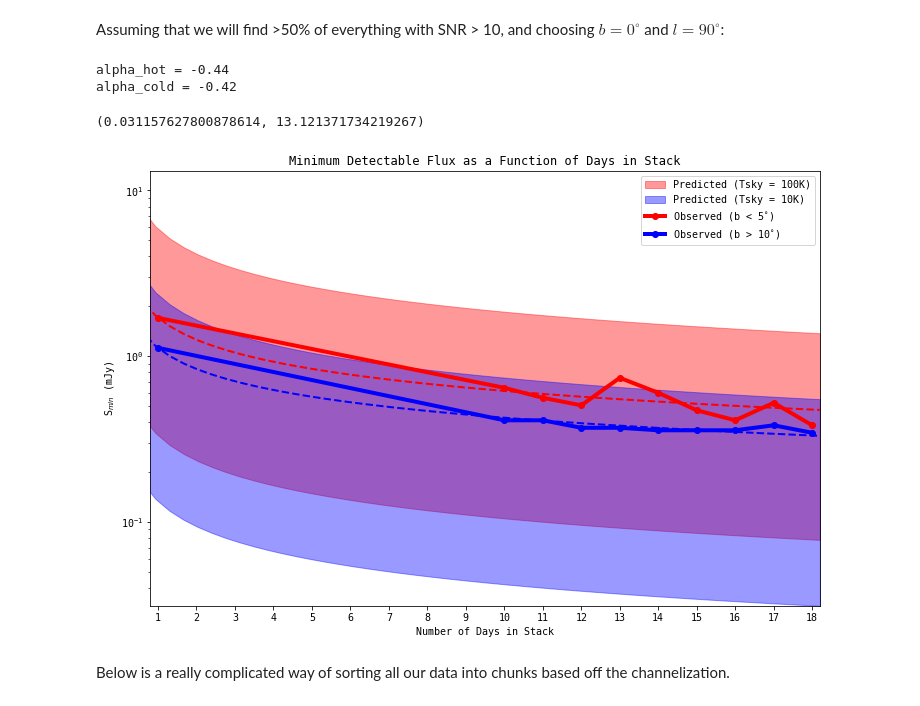
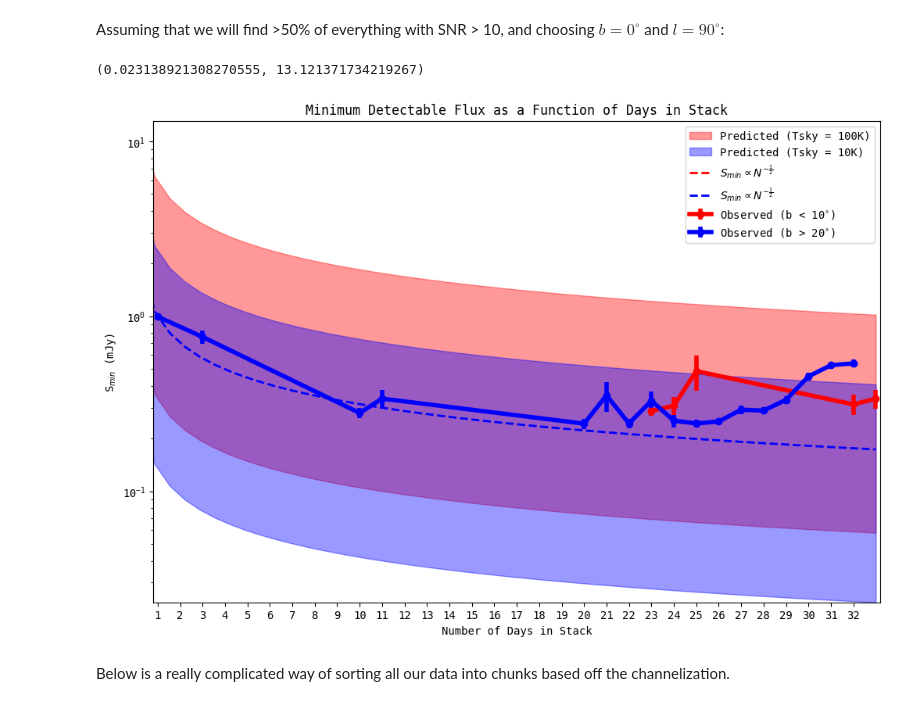
Before and after one commit to chime-sps/Transmissivity, a Jupyter notebook: results/sensitivity_dropoff.ipynb, the cells around one changed output. Saved outputs shown, nothing was run; the diff lists cells and outputs as text; code cells hidden in the pictures.

Commit message:
ipta plot notebook

```diff
--- a/results/sensitivity_dropoff.ipynb
+++ b/results/sensitivity_dropoff.ipynb
@@ -16,14 +18,3 @@ mpl.rcParams['font.family'] = 'monospace'
 from astropy.coordinates import SkyCoord
 from astropy import units as u
-# %%
-DM_CONSTANT = 1.0 / 2.41e-4
-# The frequency of the top part of the CHIME band
-FREQ_TOP = 800.1953125
-# The frequency of the bottom part of the CHIME band
-FREQ_BOTTOM = 400.1953125
-TSAMP = 0.00098304
-
-def gaussian(mu, sig):
-    x = np.linspace(0, 1, 1024)
-    return np.exp(-0.5 * ((x - mu) / sig) ** 2) / (sig * np.sqrt(2 * np.pi))
 # %%
@@ -243,16 +400,13 @@ def power_law(x, A, alpha):
 
     return A * x**alpha
 
-par_hot = curve_fit(power_law, days, S_hot, p0 = (1, -0.5))
-par_cold = curve_fit(power_law, days, S_cold, p0 = (1, -0.5))
+# par_hot = curve_fit(power_law, days, S_hot, p0 = (1, -0.5))
+# par_cold = curve_fit(power_law, days, S_cold, p0 = (1, -0.5))
 
-print(f'alpha_hot = {par_hot[0][1]:.2f}')
-print(f'alpha_cold = {par_cold[0][1]:.2f}')
+# print(f'alpha_hot = {par_hot[0][1]:.2f}')
+# print(f'alpha_cold = {par_cold[0][1]:.2f}')
-# %% [output]
-alpha_hot = -0.44
-alpha_cold = -0.42
 # %%
-many_days = np.linspace(0.2, 18.2)
+many_days = np.linspace(0.2, 33)
 Smin_hot_mid = radiometer(f = 1, DM = 0, SNR = 7., FWHM = 0.026, maxDM = 212.5, Tsky = 100., Ndays = many_days)
 Smin_hot_fast = radiometer(f = 100, DM = 212.5, SNR = 7., FWHM = 0.026, maxDM = 212.5, Tsky = 100., Ndays = many_days)
 Smin_cold_mid = radiometer(f = 1, DM = 0, SNR = 7., FWHM = 0.026, maxDM = 212.5, Tsky = 10., Ndays = many_days)
@@ -260,38 +414,51 @@ Smin_cold_fast = radiometer(f = 100, DM = 212.5, SNR = 7., FWHM = 0.026, maxDM =
 # %%
 
 fig, ax = plt.subplots(1, 1, figsize = (12, 8))
 ymax = max(Smin_hot_fast)
 
 mask_hot = np.isfinite(Smin_hot_fast)
 mask_cold = np.isfinite(Smin_cold_fast)
 
 upper_hot = np.where(mask_hot, Smin_hot_fast, ymax)
 upper_cold = np.where(mask_cold, Smin_cold_fast, ymax)
 
+hot_nanmask = np.isnan(S_hot)
+cold_nanmask = np.isnan(S_cold)
+
 ax.fill_between(many_days, Smin_hot_mid, Smin_hot_fast,
                 color='r', alpha=0.4, label='Predicted (Tsky = 100K)')
 ax.fill_between(many_days, Smin_cold_mid, Smin_cold_fast,
                 color='b', alpha=0.4, label='Predicted (Tsky = 10K)')
+# ax.plot(days[~hot_nanmask], S_hot[~hot_nanmask], 'r', marker = 'o', linewidth = '4.0',
+#         label = r'Observed (b < 10$^{\circ}$)')
+# ax.plot(days[~cold_nanmask], S_cold[~cold_nanmask], 'b', marker = 'o', linewidth = '4.0',
+#         label = r'Observed (b > 20$^{\circ}$)')
+ax.errorbar(days[~hot_nanmask], S_hot[~hot_nanmask], yerr = S_hot_err[~hot_nanmask],
+            color = 'r', marker = 'o', linewidth = 4.,
+         label = r'Observed (b < 10$^{\circ}$)')
+ax.errorbar(days[~cold_nanmask], S_cold[~cold_nanmask], yerr = S_cold_err[~cold_nanmask],
+            color = 'b', marker = 'o', linewidth = 4.,
+         label = r'Observed (b > 20$^{\circ}$)')
+ax.plot(many_days, power_law(many_days, S_hot[0], -0.5), 'r--', linewidth = '2.0',
+        label = r'$S_{min} \propto N^{-\frac{1}{2}}$')
+ax.plot(many_days, power_law(many_days, S_cold[0], -0.5), 'b--', linewidth = '2.0',
+        label = r'$S_{min} \propto N^{-\frac{1}{2}}$')
 
-ax.plot(days, S_hot, 'r', marker = 'o', linewidth = '4.0', label = r'Observed (b < 5$^{\circ}$)')
-ax.plot(days, S_cold, 'b', marker = 'o', linewidth = '4.0', label = r'Observed (b > 10$^{\circ}$)')
-ax.plot(many_days, power_law(many_days, par_hot[0][0], par_hot[0][1]), 'r--', linewidth = '2.0')
-ax.plot(many_days, power_law(many_days, par_cold[0][0], par_cold[0][1]), 'b--', linewidth = '2.0')
 
 # ax.set_xlim(np.nanmin(many_days), np.nanmax(many_days))
 # ax.set_ylim(np.nanmin(Smin_cold_mid), np.nanmax(Smin_hot_fast))
 
 ax.legend()
-ax.set_xticks(range(1, 19))
+ax.set_xticks(range(1, 33))
 ax.set_xlabel('Number of Days in Stack')
 ax.set_ylabel(r'S$_{min}$ (mJy)')
 ax.set_yscale('log')
 ax.set_title('Minimum Detectable Flux as a Function of Days in Stack')
-ax.set_xlim(0.8, 18.2)
+ax.set_xlim(0.8, 33.2)
 ax.set_ylim(np.nanmin(Smin_cold_mid), np.nanmax(Smin_hot_fast))
 # %% [output]
-(0.031157627800878614, 13.121371734219267)
+(0.023138921308270555, 13.121371734219267)
-[figure, old version]
+[figure, new version]
 # %% [markdown]
 Below is a really complicated way of sorting all our data into chunks based off the channelization.
 # %%
```
Also changed, not shown: parts of 12 cells of this notebook, 3 other files.
